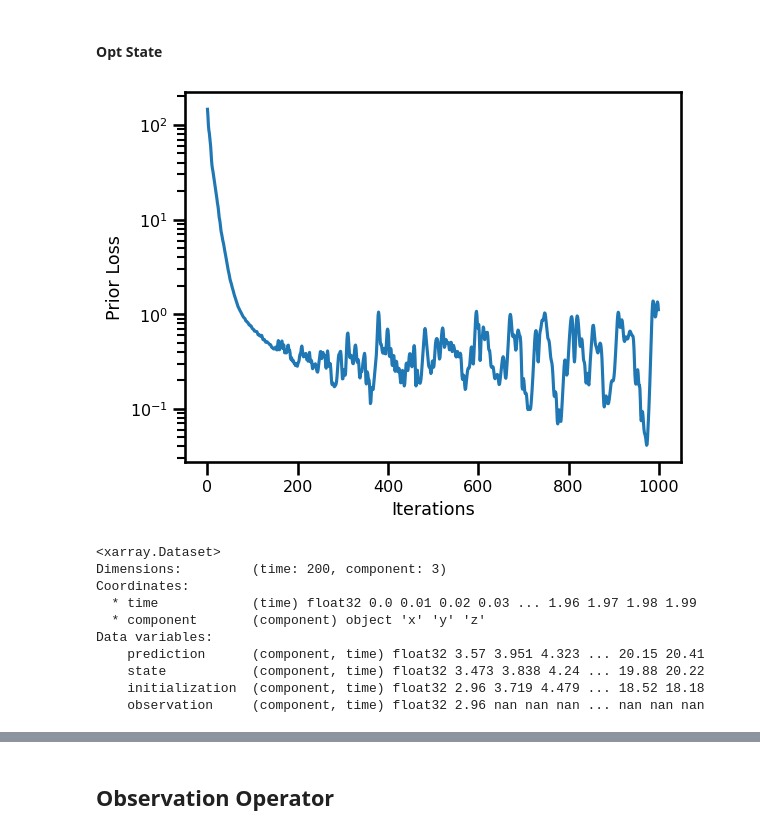
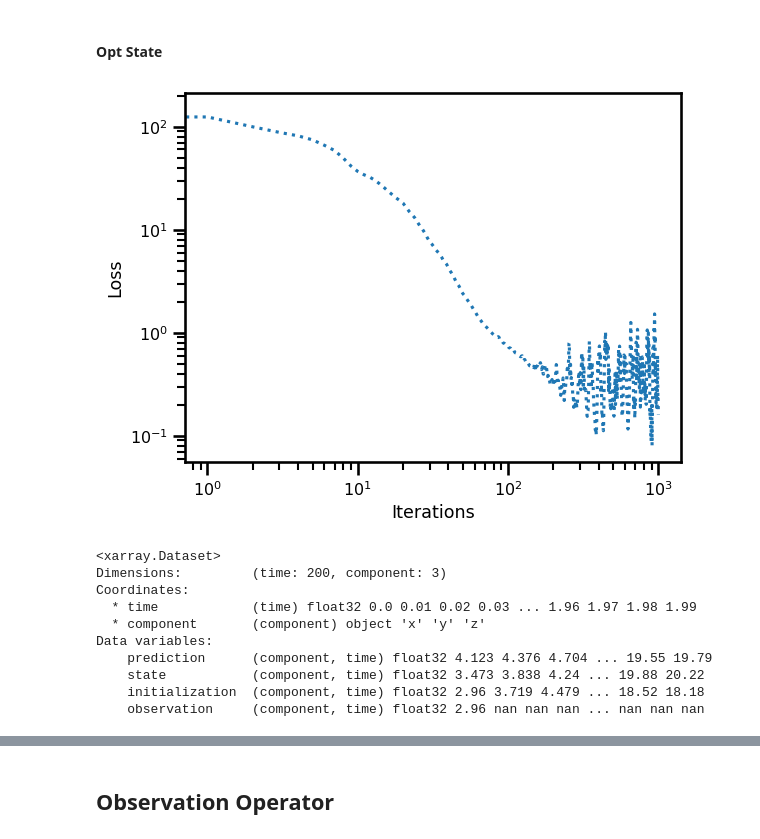
Before and after one commit to jejjohnson/jejeqx, a Jupyter notebook: notebooks/dev/4dvarnet/1.2.2_l63_ode_weak_jaxopt.ipynb, the cells around one changed output, grey strips where cells are left out. Drawn from its saved outputs; the diff is of its cells as text; code cells hidden in the pictures.

```diff
--- a/notebooks/dev/4dvarnet/1.2.2_l63_ode_weak_jaxopt.ipynb
+++ b/notebooks/dev/4dvarnet/1.2.2_l63_ode_weak_jaxopt.ipynb
@@ -190,7 +190,7 @@ from jaxsw import L63State, L63Params
 import typing as tp
 from jaxtyping import Array, PyTree
 
-class L63Prior(DynamicalPrior):
+class L63Prior(Weak4DVar):
 
     def init_state(self, x: PyTree) -> PyTree:
         state = L63State(x=x[0], y=x[1], z=x[2])
@@ -319,7 +319,7 @@ def fun(params, **kwargs):
 # optimizer = optax.sgd(learning_rate=learning_rate)
 
 learning_rate = 0.5
-optimizer = optax.adam(learning_rate=learning_rate)
+optimizer = optax.adamw(learning_rate=learning_rate)
 # %% [markdown]
 #### Opt State
 # %%
@@ -349,16 +349,18 @@ with trange(num_iterations) as pbar:
 # %%
 fig, ax = plt.subplots()
 
-ax.plot(losses)
+ax.plot(losses, label="Prior", linestyle=":")
 
 ax.set(
     yscale="log",
+    xscale="log",
     xlabel="Iterations",
-    ylabel="Prior Loss"
+    ylabel="Loss"
 )
+
 plt.show()
 # %% [output]
-[figure, old version]
+[figure, new version]
 # %%
 ds_results = xr.Dataset(
     {
@@ -408,7 +410,7 @@ Coordinates:
   * time            (time) float32 0.0 0.01 0.02 0.03 ... 1.96 1.97 1.98 1.99
   * component       (component) object 'x' 'y' 'z'
 Data variables:
-    prediction      (component, time) float32 3.57 3.951 4.323 ... 20.15 20.41
+    prediction      (component, time) float32 4.123 4.376 4.704 ... 19.55 19.79
     state           (component, time) float32 3.473 3.838 4.24 ... 19.88 20.22
     initialization  (component, time) float32 2.96 3.719 4.479 ... 18.52 18.18
     observation     (component, time) float32 2.96 nan nan nan ... nan nan nan
```
Also changed, not shown: parts of 12 cells of this notebook, 5 other files.
